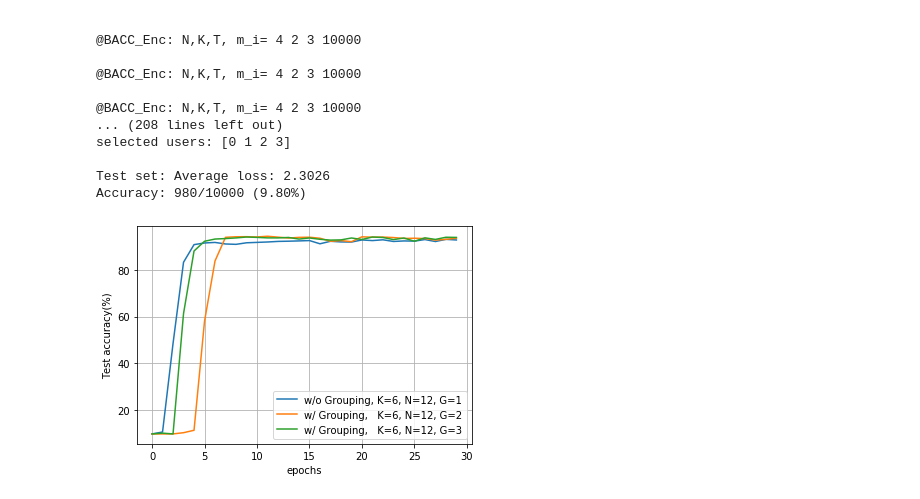
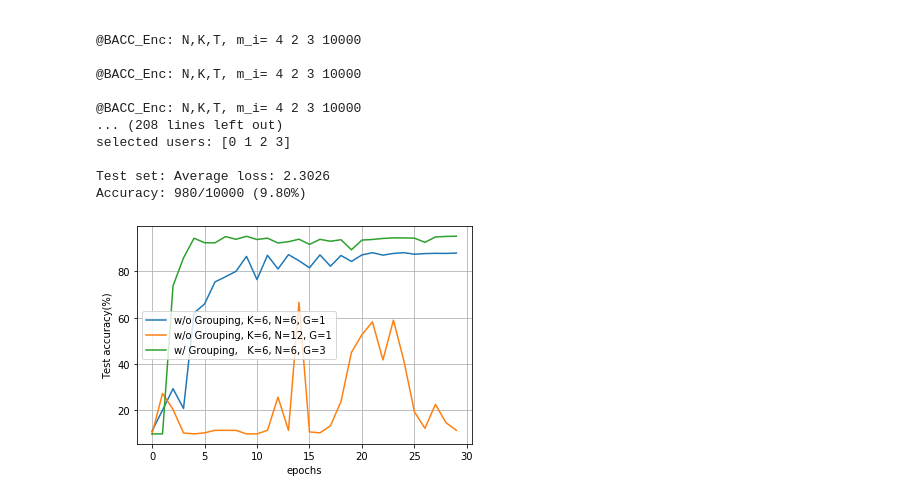
Before and after one commit to jinhyun-so/CodedPrivateNN, a Jupyter notebook: BACC_Grouping_Method_K6.ipynb, the cells around one changed output. Drawn from its saved outputs; the diff is of its cells as text; code cells hidden in the pictures.

```diff
--- a/BACC_Grouping_Method_K6.ipynb
+++ b/BACC_Grouping_Method_K6.ipynb
@@ -263,7 +263,7 @@ alpha_array = np.cos((2*j_array+1)*math.pi/(2*(K+T))) #np.cos((2*j_array+1)*math
 B = 0.5
 
 
-N_array = [12]
+N_array = [6,6,6,6,6,12]
 B_array = [0.5]
 
 N_trials = 1
@@ -296,20 +296,23 @@ for N_idx in range(len(N_array)):
 #
 #         z_array = np.sort(z_array)
 
-#         if N==2:
-#             z_array = np.array([-0.81, 0.81])
-#         elif N ==4:
-#             z_array = np.array([-0.81, -0.22, 0.22, 0.81])
-#         elif N ==5:
-#             z_array = np.array([-0.81, -0.22, 0, 0.22, 0.81])
-#         elif N ==6:
-#             z_array = np.array([-0.9, -0.81, -0.22, 0.22, 0.81, 0.9])
-#         elif N ==7:
-#             z_array = np.array([-0.9, -0.82, -0.21, 0, 0.21, 0.82, 0.9])
-#         else:
-#             z_array = np.array([-0.94, -0.73, -0.534, -0.125, 0.125, 0.534, 0.73, 0.94])
 
-        z_array = np.array([-0.9702, -0.8668, -0.765, -0.538, -0.383, -0.087, 0.087,0.383, 0.538, 0.765,0.8668, 0.9702])
+
+
+        if N_idx==0:
+            z_array = np.array([-0.9702,  -0.765, -0.383, 0.383, 0.765, 0.9702])
+        elif N_idx ==1:
+            z_array = np.array([-0.9702,  -0.765, -0.087, 0.087, 0.765, 0.9702])
+        elif N_idx ==2:
+            z_array = np.array([-0.9702, -0.8668, -0.383, 0.383, 0.8668, 0.9702])
+        elif N_idx ==3:
+            z_array = np.array([-0.8668,  -0.538, -0.087, 0.087, 0.538, 0.8668])
+        elif N_idx ==4:
+            z_array = np.array([-0.538, -0.383, -0.087, 0.087,0.383, 0.538])
+        else:
+            z_array = np.array([-0.9702, -0.8668, -0.765, -0.538, -0.383, -0.087, 0.087,0.383, 0.538, 0.765,0.8668, 0.9702])
+
+        print('N,K,T,Z_array:',N,K,T,z_array)
 
         print('z_array:',z_array)
         for j in range(len(z_array)):
@@ -787,27 +932,32 @@ Accuracy: 980/10000 (9.80%)
 # %%
 B_sel = 0
 
 # plt.plot(acc_test_arr_v1[0,B_sel,0,0:30],label='N=2, B='+str(B_array[B_sel]))
-plt.plot(acc_test_arr_K6_G1_N12[0,0,0,0:30],label='w/o Grouping, K=6, N=12, G=1' )
+plt.plot(acc_test_arr_K6_G1_N12[0,0,0,0:30],label='w/o Grouping, K=6, N=6, G=1' )
+# plt.plot(acc_test_arr_K6_G1_N12[1,0,0,0:30],label='w/o Grouping, K=6, N=6, G=1' )
+# plt.plot(acc_test_arr_K6_G1_N12[2,0,0,0:30],label='w/o Grouping, K=6, N=6, G=1' )
+# plt.plot(acc_test_arr_K6_G1_N12[3,0,0,0:30],label='w/o Grouping, K=6, N=6, G=1' )
+# plt.plot(acc_test_arr_K6_G1_N12[4,0,0,0:30],label='w/o Grouping, K=6, N=6, G=1' )
+plt.plot(acc_test_arr_K6_G1_N12[5,0,0,0:30],label='w/o Grouping, K=6, N=12, G=1' )
 # plt.plot(acc_test_arr_v1[2,B_sel,0,0:30],label='N=6, B='+str(B_array[B_sel]))
 # plt.plot(acc_test_arr_v1[3,B_sel,0,0:30],label='N=8, B='+str(B_array[B_sel]))
-plt.plot(acc_test_arr_K6_G2_N12[0,0:30],label='w/ Grouping,   K=6, N=12, G=2')
-plt.plot(acc_test_arr_K6_G3_N12[0,0:30],label='w/ Grouping,   K=6, N=12, G=3')
+plt.plot(acc_test_arr_K6_G3_N6[0,0:30],label='w/ Grouping,   K=6, N=6, G=3')
+# plt.plot(acc_test_arr_K6_G3_N12[0,0:30],label='w/ Grouping,   K=6, N=12, G=3')
 # plt.plot(acc_test_arr_K4_G4_N8[0,0:30],label='w/ Grouping,   K=4, N=8, G=4')
 # plt.plot(acc_test_arr_G3[0,0:30],label='Grouping, N=6, G=3, B='+str(B_array[B_sel]))
 
 # plt.plot(acc_test_arr_v1[4,B_sel,0,0:30],label='N=7, B='+str(B_array[B_sel]))
 # plt.plot(acc_test_arr_v1[5,B_sel,0,0:30],label='N=8, B='+str(B_array[B_sel]))
 
 # plt.plot(plot_acc_v2[2,sigma_sel,:],label='T=10')
 # plt.plot(plot_acc_v2[3,sigma_sel,:],label='T=11')
 
 # plt.plot(acc_test_arr_uncoded,'r',label='uncoded')
 plt.legend()
 plt.grid()
 # plt.title(title_name)
 plt.xlabel('epochs')
 plt.ylabel('Test accuracy(%)')
 plt.show()
 # %% [output]
-[figure, old version]
+[figure, new version]
```
Also changed, not shown: parts of 3 cells of this notebook, 7 other files.
